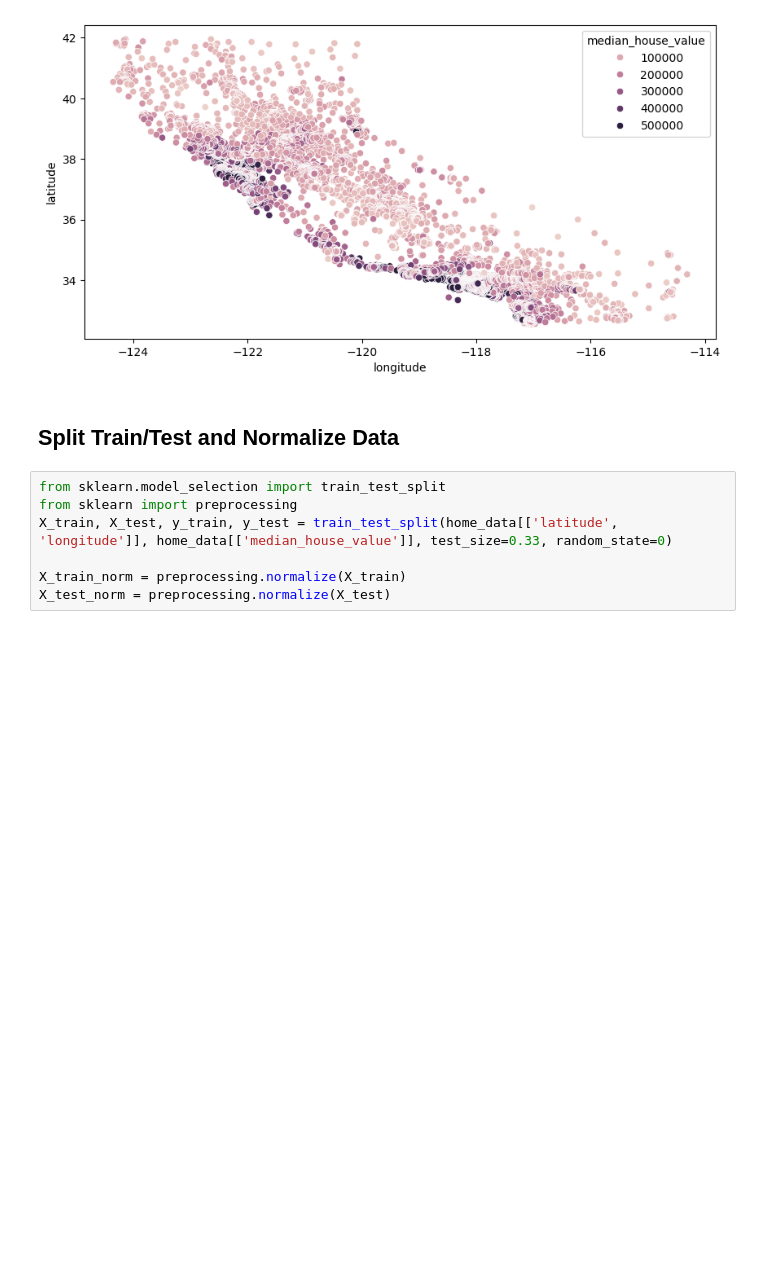
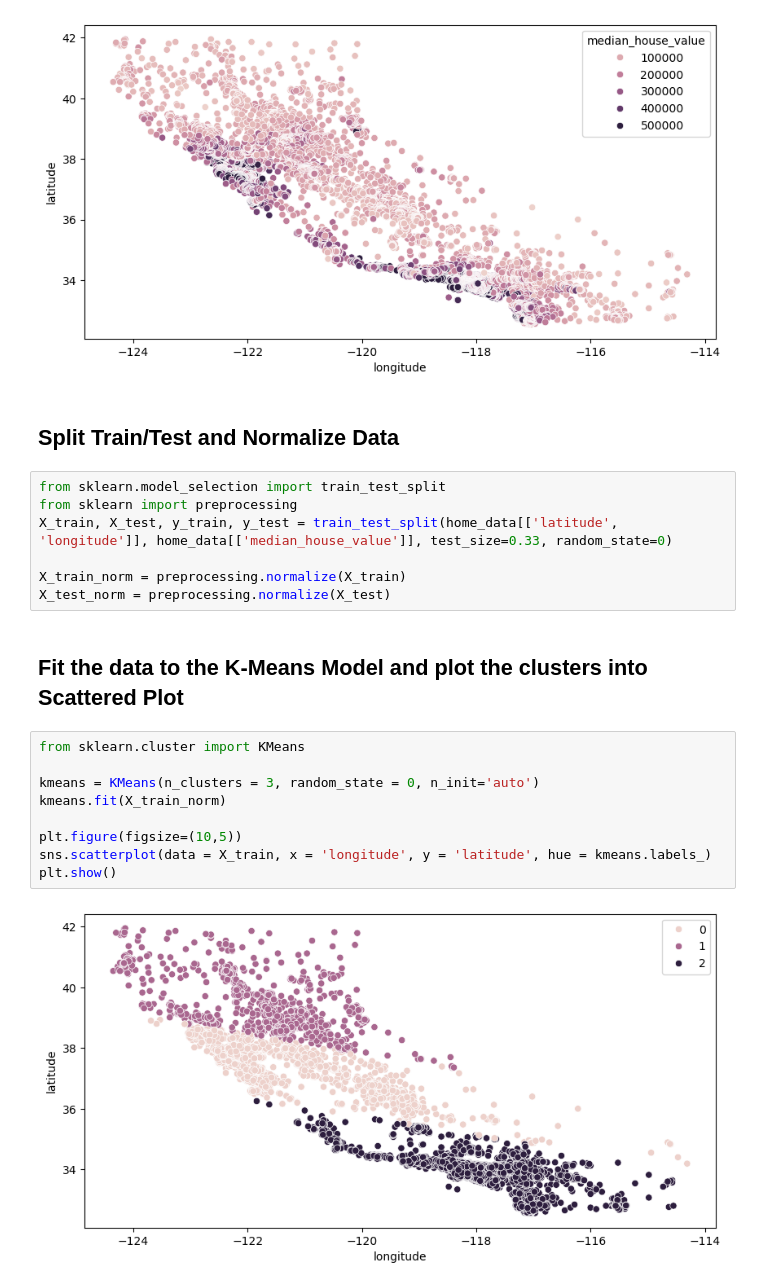
Before and after one commit to AmritaPudasaini/Python-Programming, a Jupyter notebook: week-6-Scikit-Learn.ipynb, the cells around one changed output. Drawn from its saved outputs; the diff is of its cells as text; blank space fills up the shorter version.

```diff
--- a/week-6-Scikit-Learn.ipynb
+++ b/week-6-Scikit-Learn.ipynb
@@ -182,3 +182,16 @@ X_train, X_test, y_train, y_test = train_test_split(home_data[['latitude', 'long
 
 X_train_norm = preprocessing.normalize(X_train)
 X_test_norm = preprocessing.normalize(X_test)
+# %% [markdown]
+## Fit the data to the K-Means Model and plot the clusters into Scattered Plot
+# %%
+from sklearn.cluster import KMeans
+
+kmeans = KMeans(n_clusters = 3, random_state = 0, n_init='auto')
+kmeans.fit(X_train_norm)
+
+plt.figure(figsize=(10,5))
+sns.scatterplot(data = X_train, x = 'longitude', y = 'latitude', hue = kmeans.labels_)
+plt.show()
+# %% [output]
+[figure, added]
```
